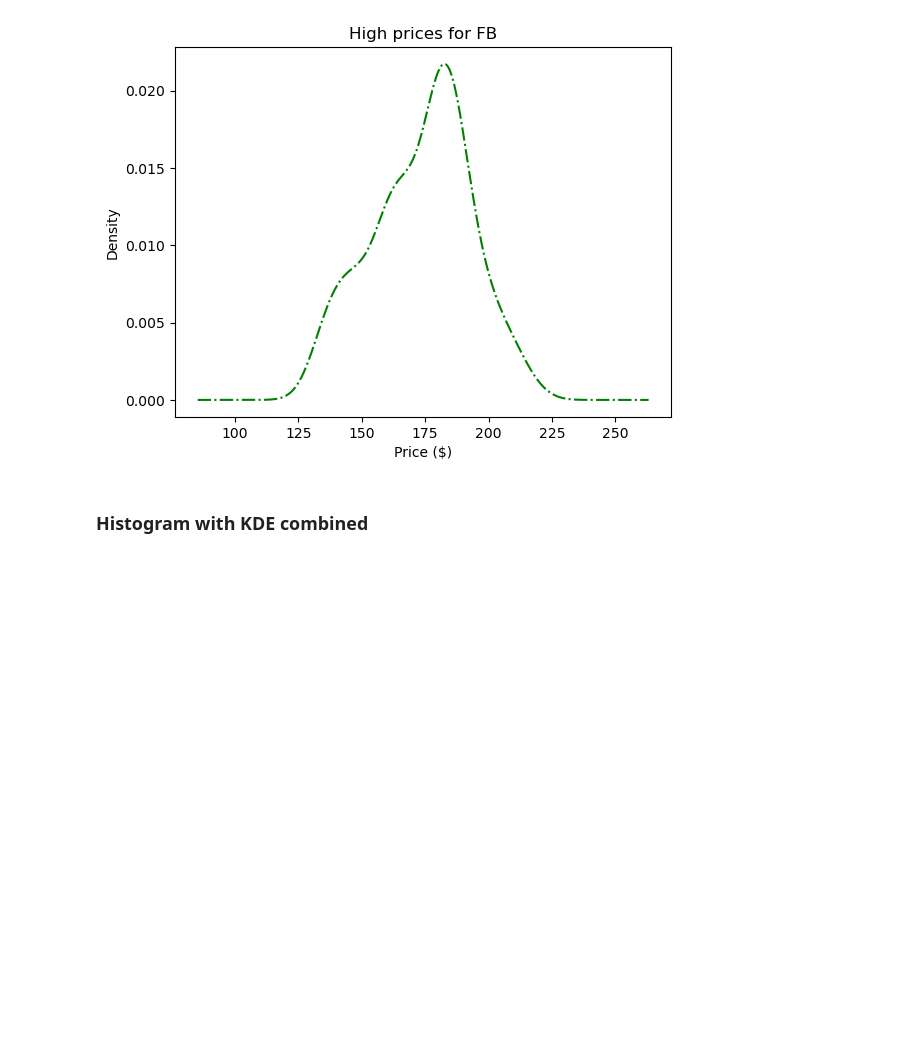
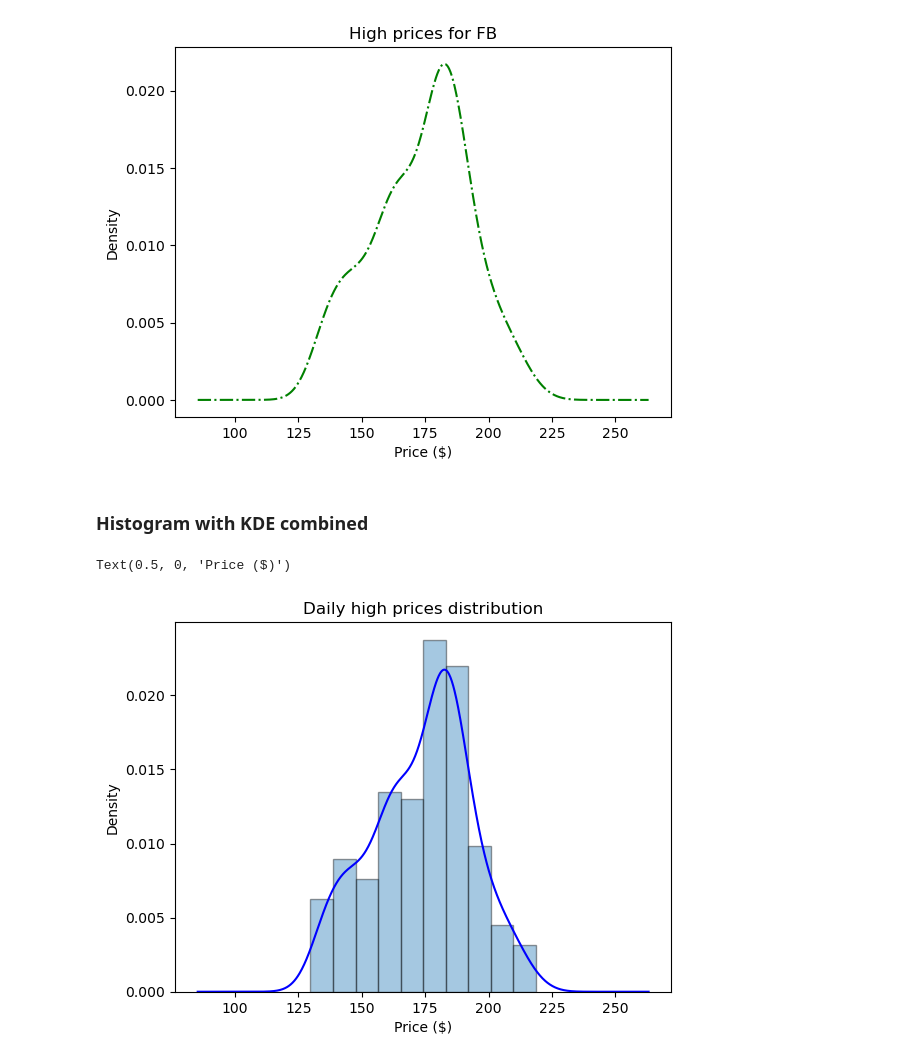
Before and after one commit to nadia-paz/ds-learning, a Jupyter notebook: data_analysis_pandas/12_pandas_viz_2.ipynb, the cells around one changed output. Drawn from its saved outputs; the diff is of its cells as text; code cells hidden in the pictures; blank space fills up the shorter version.

Commit message:
add kde combined with hist

```diff
--- a/data_analysis_pandas/12_pandas_viz_2.ipynb
+++ b/data_analysis_pandas/12_pandas_viz_2.ipynb
@@ -93,0 +89,18 @@ ax = fb.high.plot(
+# %%
+ax = fb.high.plot(
+    kind = 'hist',
+    # guaranties same  scale for y-axis for hist and kde
+    density = True,
+    alpha = 0.4,
+    edgecolor = 'black'
+)
+fb.high.plot(
+    ax = ax,
+    kind = 'kde',
+    color = 'blue',
+    title='Daily high prices distribution'
+)
+ax.set_xlabel('Price ($)')
+# %% [output]
+Text(0.5, 0, 'Price ($)')
+[figure, added]
```
Also changed, not shown: parts of 1 cell of this notebook.
